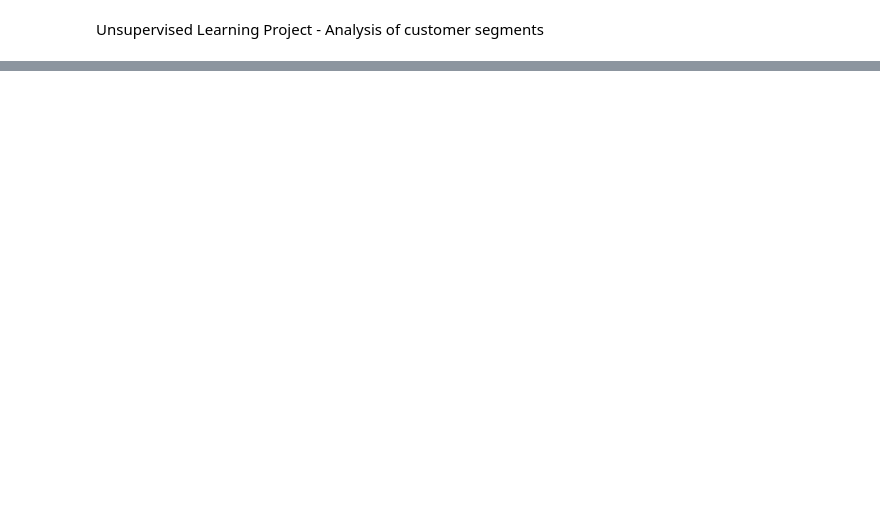
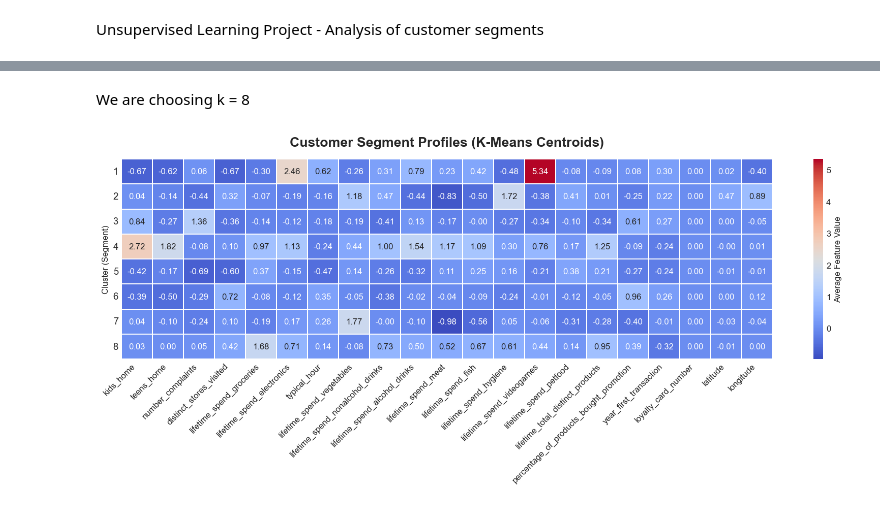
Before and after one commit to yair19-meet/Unsupervised-Learning-Project, a Jupyter notebook: src/report.ipynb, the cells around one changed output, grey strips where cells are left out. Drawn from its saved outputs; the diff is of its cells as text; code cells hidden in the pictures; blank space fills up the shorter version.

```diff
--- a/src/report.ipynb
+++ b/src/report.ipynb
@@ -5,9 +5,10 @@ Unsupervised Learning Project - Analysis of customer segments
 import pandas as pd
 import numpy as np
 from som import SOM
+from clustering import KmeansClustering
 
 # reading data from csv
-data=pd.read_csv("data/customer_info_cleaned.csv")
+data=pd.read_csv("../data/customer_info_cleaned.csv")
 data["customer_birthdate"] = pd.to_datetime(data["customer_birthdate"])
 
 data_for_clustering=data.iloc[:,4:].copy()
@@ -41,0 +58,6 @@ This means that in this cluster are customers that spend a lot on a veriety of p
+# %%
+# we create a kmeansClustering object.
+# for the testing we set minimum amount of clusters to be 2, maximum amount to be 15
+# we will plot the elbow chart and the silhoette to determine the optimal amount k.
+algorithm = KmeansClustering(min_k=2, max_k=15, data=data_for_clustering, random_seed=7)
+algorithm.elbow_silhoette_plot(30)
@@ -41,0 +66,7 @@ This means that in this cluster are customers that spend a lot on a veriety of p
+# %% [markdown]
+We are choosing k = 8
+# %%
+labels, inertia, centroids = algorithm.cluster(k=8, epochs=30)
+algorithm.plot_cluster_profiles(centroids, data_for_clustering.columns)
+# %% [output]
+[figure, added]
```
Also changed, not shown: parts of 10 cells of this notebook, 2 other files.
